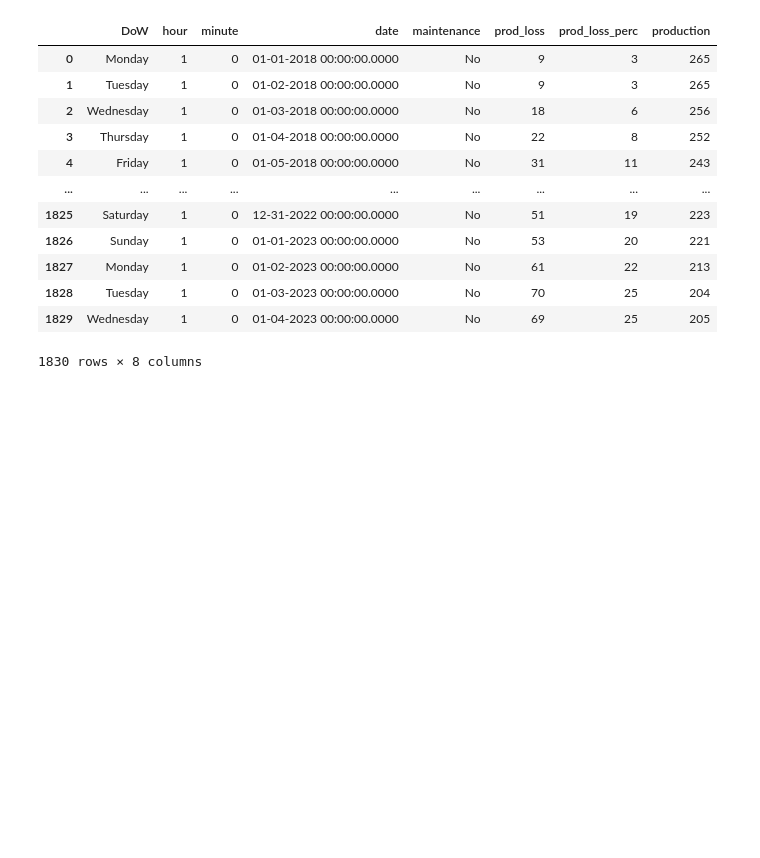
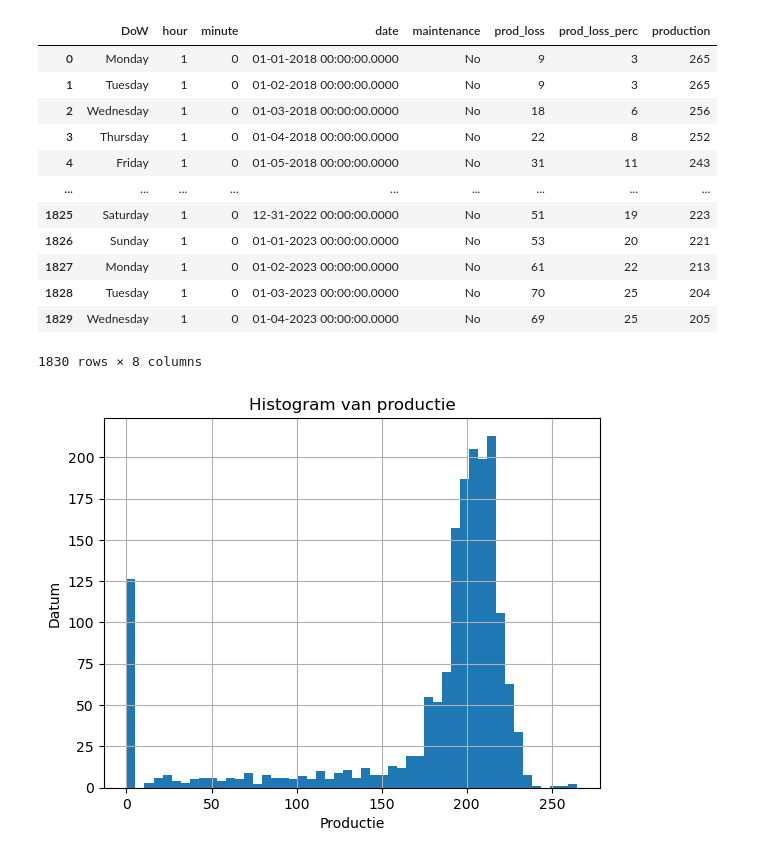
Before and after one commit to craftyraf/project-productie-proces, a Jupyter notebook: notebooks/Deel 1.ipynb, the cells around one changed output. Cells and saved outputs as stored; diff of their text form; code cells hidden in the pictures; blank space fills up the shorter version.

```diff
--- a/notebooks/Deel 1.ipynb
+++ b/notebooks/Deel 1.ipynb
@@ -76,6 +109,6 @@ ValueError: could not convert string to float: '#MV'
 # %%
 # Definieer het pad naar de map met de JSON-bestanden
-map_pad = "daily_production/STO"
+map_pad = os.path.join(input_path, 'data_productie', 'daily_production', 'STO')
 
 # Lijst om DataFrames van alle JSON-bestanden op te slaan
 dataframes = []
@@ -113,3 +146,16 @@ STO_df
 | 1828 | Tuesday | 1 | 0 | 01-03-2023 00:00:00.0000 | No | 70 | 25 | 204 |
 | 1829 | Wednesday | 1 | 0 | 01-04-2023 00:00:00.0000 | No | 69 | 25 | 205 |
 1830 rows × 8 columns
+# %%
+# Histogram van de 'production' kolom
+STO_df['production'] = STO_df['production'].replace({'#MV': np.nan})  # Vervangt '#MV' door NaN
+STO_df['production'] = STO_df['production'].astype(float)  # Zorg ervoor dat de kolom numeriek is
+STO_df['production'].hist(bins=50)
+
+# Toon het histogram
+plt.title('Histogram van productie')
+plt.xlabel('Productie')
+plt.ylabel('Datum')
+plt.show()
+# %% [output]
+[figure, added]
```
Also changed, not shown: parts of 9 cells of this notebook.
